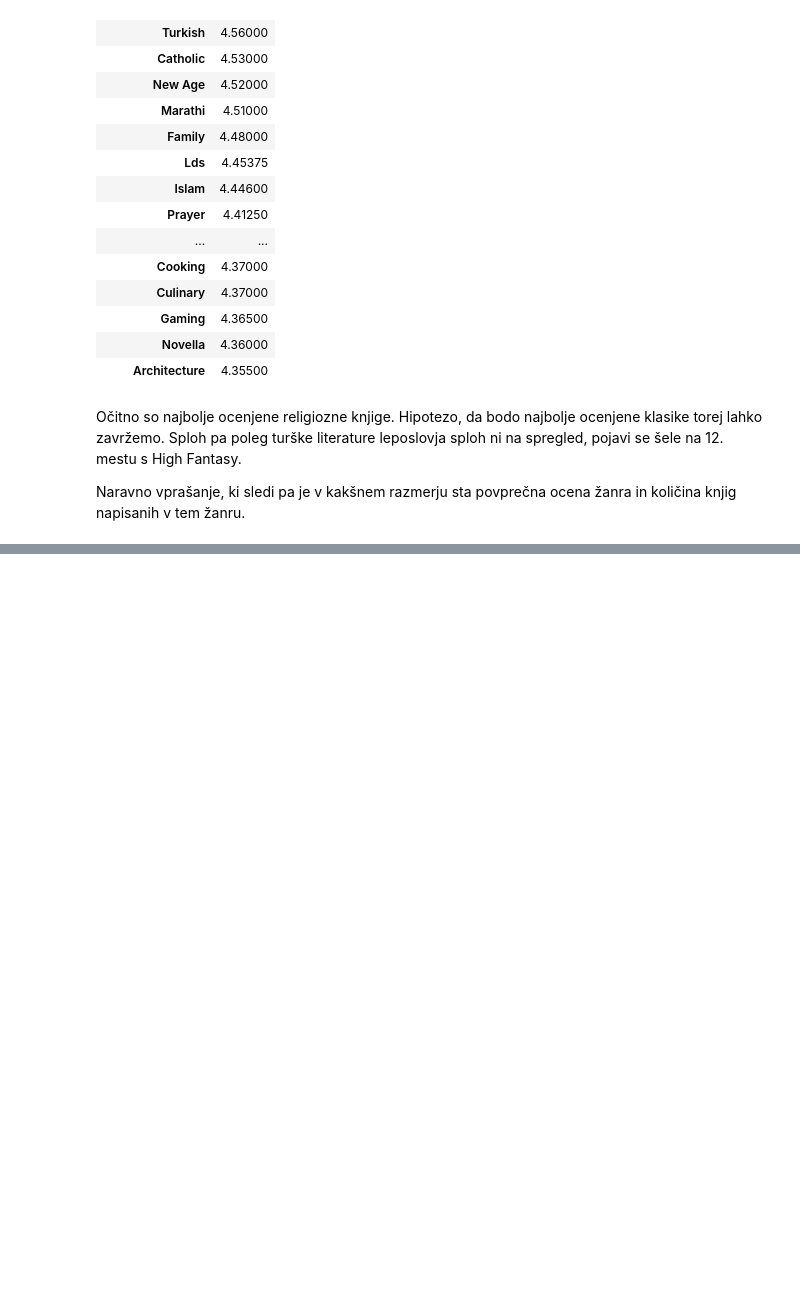
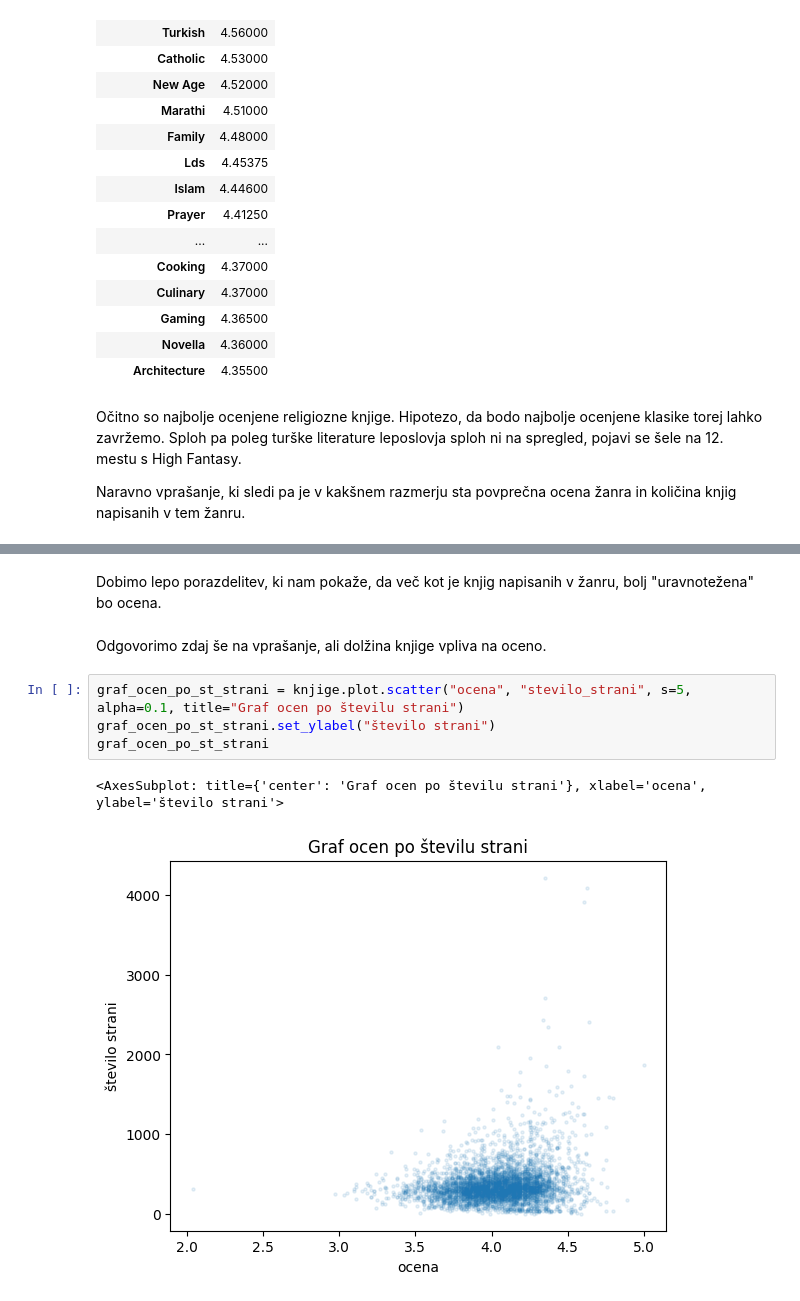
Before and after one commit to tadejjersin/analiza-knjig, a Jupyter notebook: analiza.ipynb, the cells around one changed output, grey strips where cells are left out. Drawn from its saved outputs; the diff is of its cells as text; blank space fills up the shorter version.

Commit message:
Analiza ocen in nekaj analize avtorjev

```diff
--- a/analiza.ipynb
+++ b/analiza.ipynb
@@ -109,0 +114,11 @@ ImportError: matplotlib is required for plotting when the default backend "matpl
+# %% [markdown]
+Dobimo lepo porazdelitev, ki nam pokaže, da več kot je knjig napisanih v žanru, bolj "uravnotežena" bo ocena.
+# %% [markdown]
+Odgovorimo zdaj še na vprašanje, ali dolžina knjige vpliva na oceno.
+# %%
+graf_ocen_po_st_strani = knjige.plot.scatter("ocena", "stevilo_strani", s=5, alpha=0.1, title="Graf ocen po številu strani")
+graf_ocen_po_st_strani.set_ylabel("število strani")
+graf_ocen_po_st_strani
+# %% [output]
+<AxesSubplot: title={'center': 'Graf ocen po številu strani'}, xlabel='ocena', ylabel='število strani'>
+[figure, added]
```
Also changed, not shown: parts of 11 cells of this notebook.
